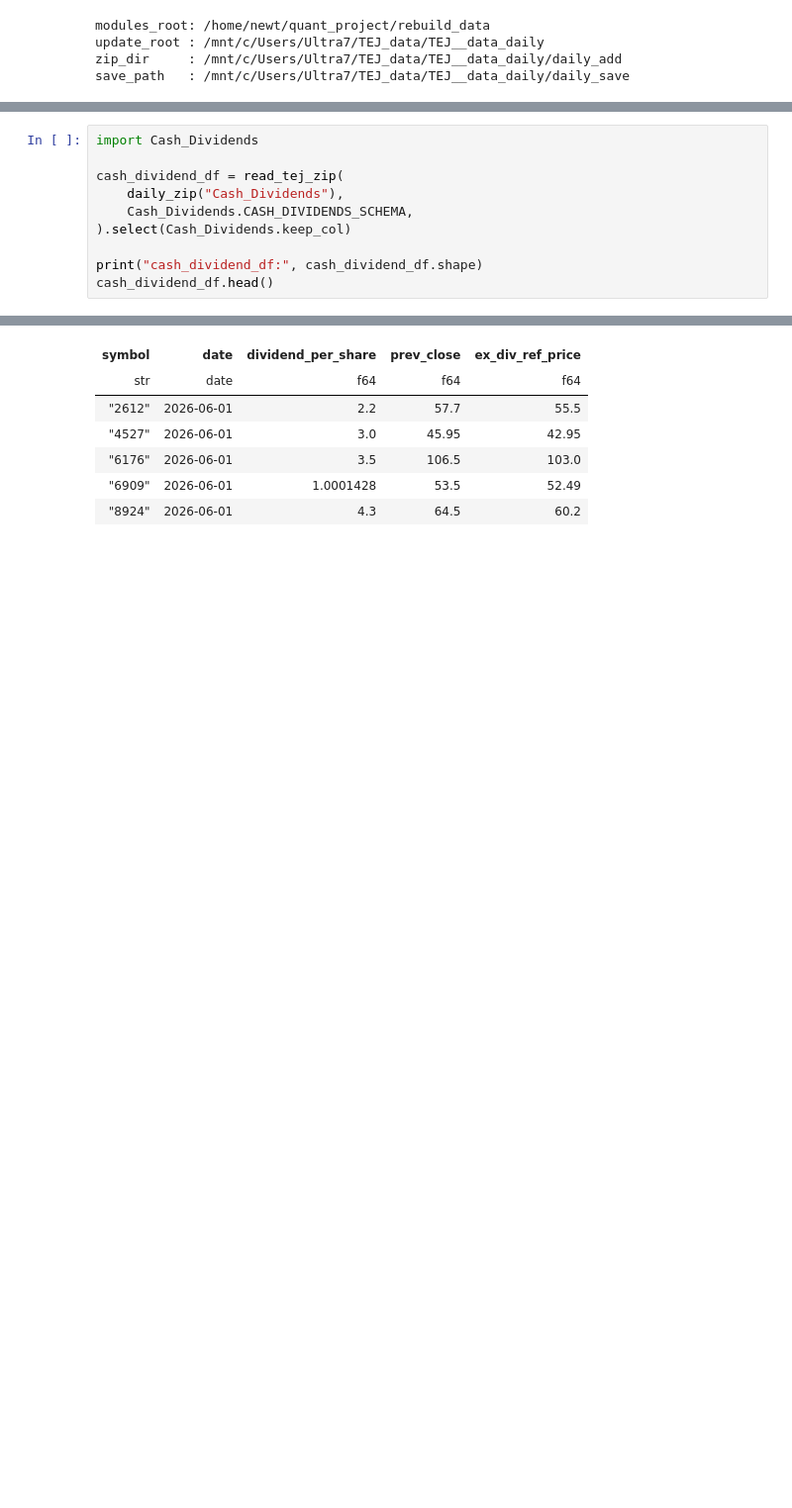
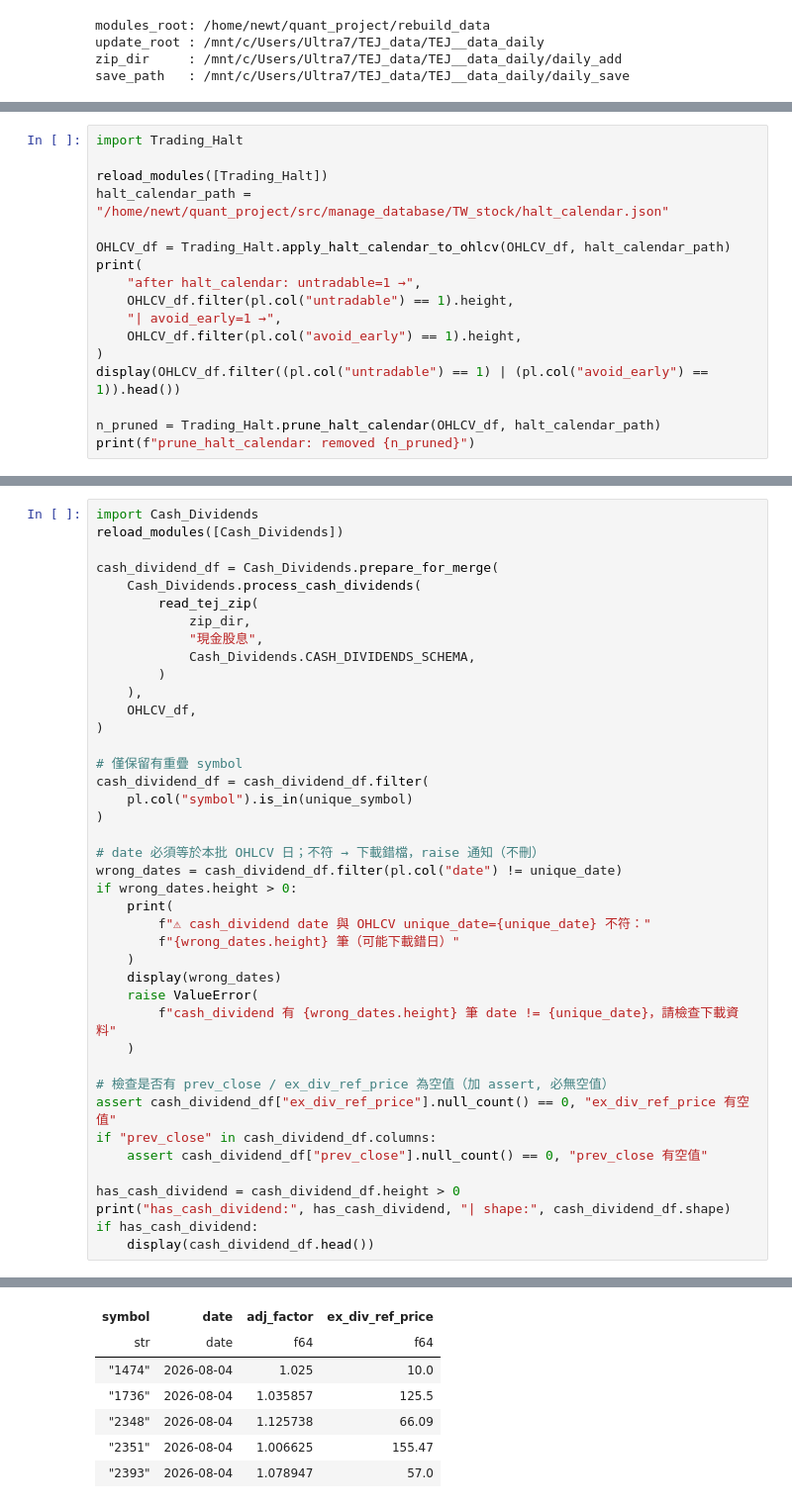
Before and after one commit to frankchu8778/quant_project, a Jupyter notebook: src/manage_database/TW_stock/daily_data_update.ipynb, the cells around one changed output, grey strips where cells are left out. Shown at 99% size. Cells and saved outputs as stored; diff of their text form; blank space fills up the shorter version.

```diff
--- a/src/manage_database/TW_stock/daily_data_update.ipynb
+++ b/src/manage_database/TW_stock/daily_data_update.ipynb
@@ -118,0 +175,17 @@ shape: (5, 24)
+# %%
+import Trading_Halt
+
+reload_modules([Trading_Halt])
+halt_calendar_path = "/home/newt/quant_project/src/manage_database/TW_stock/halt_calendar.json"
+
+OHLCV_df = Trading_Halt.apply_halt_calendar_to_ohlcv(OHLCV_df, halt_calendar_path)
+print(
+    "after halt_calendar: untradable=1 →",
+    OHLCV_df.filter(pl.col("untradable") == 1).height,
+    "| avoid_early=1 →",
+    OHLCV_df.filter(pl.col("avoid_early") == 1).height,
+)
+display(OHLCV_df.filter((pl.col("untradable") == 1) | (pl.col("avoid_early") == 1)).head())
+
+n_pruned = Trading_Halt.prune_halt_calendar(OHLCV_df, halt_calendar_path)
+print(f"prune_halt_calendar: removed {n_pruned}")
@@ -121,11 +206,42 @@ shape: (5, 24)
 # %%
 import Cash_Dividends
+reload_modules([Cash_Dividends])
 
-cash_dividend_df = read_tej_zip(
-    daily_zip("Cash_Dividends"),
-    Cash_Dividends.CASH_DIVIDENDS_SCHEMA,
-).select(Cash_Dividends.keep_col)
+cash_dividend_df = Cash_Dividends.prepare_for_merge(
+    Cash_Dividends.process_cash_dividends(
+        read_tej_zip(
+            zip_dir,
+            "現金股息",
+            Cash_Dividends.CASH_DIVIDENDS_SCHEMA,
+        )
+    ),
+    OHLCV_df,
+)
 
-print("cash_dividend_df:", cash_dividend_df.shape)
-cash_dividend_df.head()
+# 僅保留有重疊 symbol
+cash_dividend_df = cash_dividend_df.filter(
+    pl.col("symbol").is_in(unique_symbol)
+)
+
+# date 必須等於本批 OHLCV 日；不符 → 下載錯檔，raise 通知（不刪）
+wrong_dates = cash_dividend_df.filter(pl.col("date") != unique_date)
+if wrong_dates.height > 0:
+    print(
+        f"⚠ cash_dividend date 與 OHLCV unique_date={unique_date} 不符："
+        f"{wrong_dates.height} 筆（可能下載錯日）"
+    )
+    display(wrong_dates)
+    raise ValueError(
+        f"cash_dividend 有 {wrong_dates.height} 筆 date != {unique_date}，請檢查下載資料"
+    )
+
+# 檢查是否有 prev_close / ex_div_ref_price 為空值（加 assert, 必無空值）
+assert cash_dividend_df["ex_div_ref_price"].null_count() == 0, "ex_div_ref_price 有空值"
+if "prev_close" in cash_dividend_df.columns:
+    assert cash_dividend_df["prev_close"].null_count() == 0, "prev_close 有空值"
+
+has_cash_dividend = cash_dividend_df.height > 0
+print("has_cash_dividend:", has_cash_dividend, "| shape:", cash_dividend_df.shape)
+if has_cash_dividend:
+    display(cash_dividend_df.head())
 # %% [output]
@@ -134,8 +252,8 @@ shape: (5, 5)
-| symbol | date | dividend_per_share | prev_close | ex_div_ref_price |
-| str | date | f64 | f64 | f64 |
-| "2612" | 2026-06-01 | 2.2 | 57.7 | 55.5 |
-| "4527" | 2026-06-01 | 3.0 | 45.95 | 42.95 |
-| "6176" | 2026-06-01 | 3.5 | 106.5 | 103.0 |
-| "6909" | 2026-06-01 | 1.0001428 | 53.5 | 52.49 |
-| "8924" | 2026-06-01 | 4.3 | 64.5 | 60.2 |
+| symbol | date | adj_factor | ex_div_ref_price |
+| str | date | f64 | f64 |
+| "1474" | 2026-08-04 | 1.025 | 10.0 |
+| "1736" | 2026-08-04 | 1.035857 | 125.5 |
+| "2348" | 2026-08-04 | 1.125738 | 66.09 |
+| "2351" | 2026-08-04 | 1.006625 | 155.47 |
+| "2393" | 2026-08-04 | 1.078947 | 57.0 |
 # %% [markdown]
```
Also changed, not shown: parts of 50 cells of this notebook, 17 other files.
